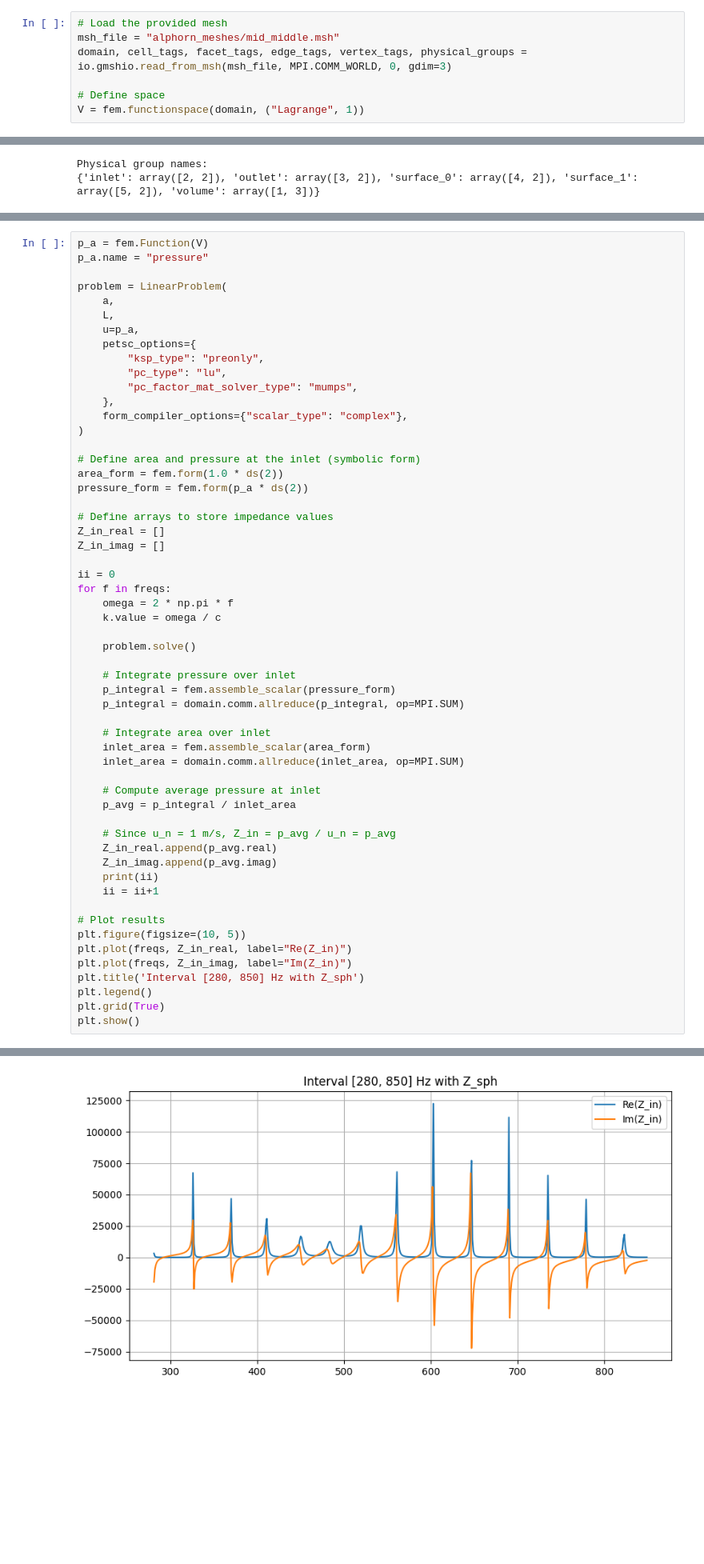
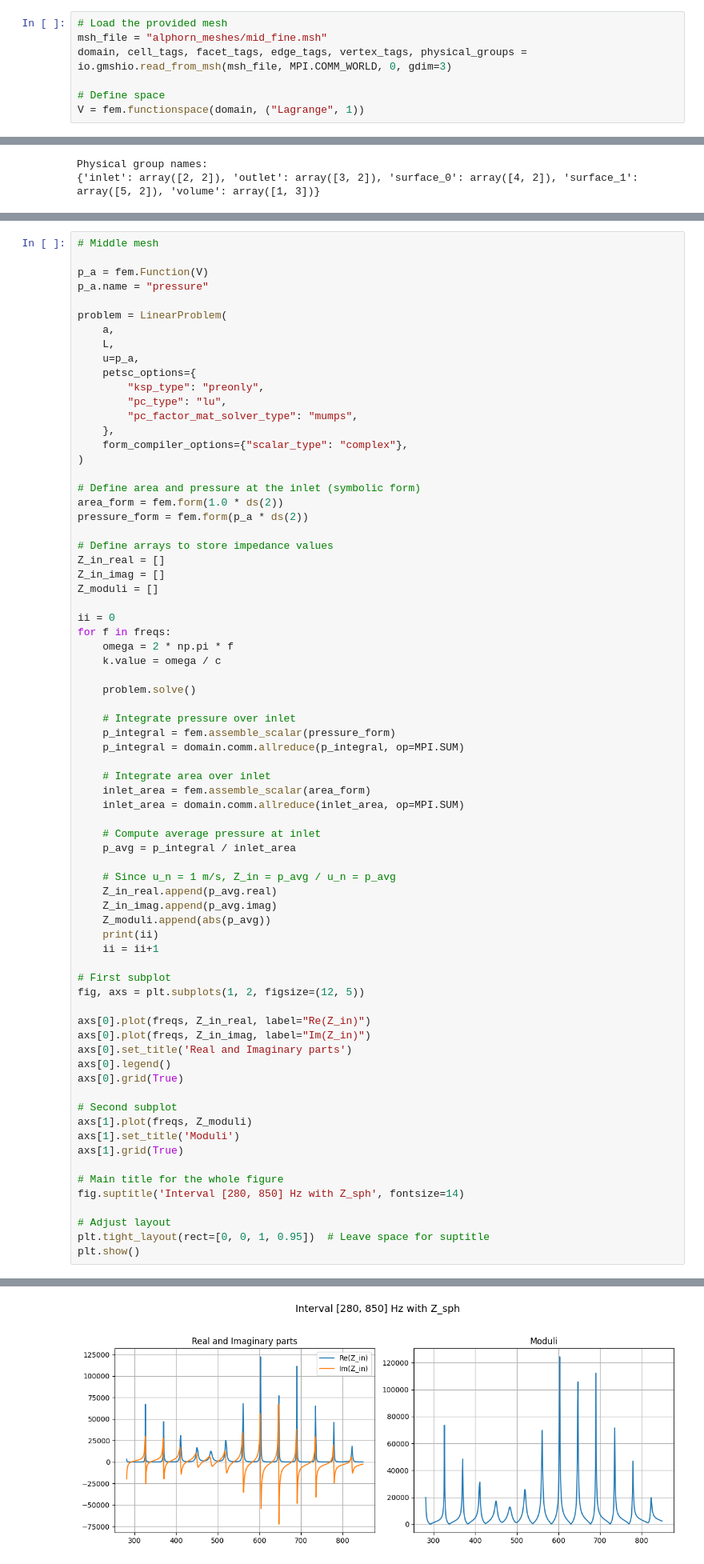
Before and after one commit to LeoBock18/Alphorn_simulation, a Jupyter notebook: helmholtz.ipynb, the cells around one changed output, grey strips where cells are left out. Shown at 80% size. Cells and saved outputs as stored; diff of their text form; blank space fills up the shorter version.

Commit message:
Compute resonance freqs

```diff
--- a/helmholtz.ipynb
+++ b/helmholtz.ipynb
@@ -341,7 +344,7 @@ with io.XDMFFile(MPI.COMM_WORLD, "solution_laplace2.xdmf", "w") as xdmf:
 # HELMHOLTZ ON THE ALPHORN MESH
 # %%
 # Load the provided mesh
-msh_file = "alphorn_meshes/mid_middle.msh"
+msh_file = "alphorn_meshes/mid_fine.msh"
 domain, cell_tags, facet_tags, edge_tags, vertex_tags, physical_groups = io.gmshio.read_from_msh(msh_file, MPI.COMM_WORLD, 0, gdim=3)
 
 # Define space
@@ -422,6 +425,8 @@ else:
 
 L = 1j * c * rho0 * k * ufl.inner(u_n, v) * ds(2)
 # %%
+# Middle mesh
+
 p_a = fem.Function(V)
 p_a.name = "pressure"
 
@@ -444,6 +449,7 @@ pressure_form = fem.form(p_a * ds(2))
 # Define arrays to store impedance values
 Z_in_real = []
 Z_in_imag = []
+Z_moduli = []
 
 ii = 0
 for f in freqs:
@@ -461,38 +467,51 @@ for f in freqs:
     inlet_area = domain.comm.allreduce(inlet_area, op=MPI.SUM)
 
     # Compute average pressure at inlet
     p_avg = p_integral / inlet_area
 
     # Since u_n = 1 m/s, Z_in = p_avg / u_n = p_avg
     Z_in_real.append(p_avg.real)
     Z_in_imag.append(p_avg.imag)
+    Z_moduli.append(abs(p_avg))
     print(ii)
     ii = ii+1
 
-# Plot results
-plt.figure(figsize=(10, 5))
-plt.plot(freqs, Z_in_real, label="Re(Z_in)")
-plt.plot(freqs, Z_in_imag, label="Im(Z_in)")
-plt.title('Interval [280, 850] Hz with Z_sph')
-plt.legend()
-plt.grid(True)
+# First subplot
+fig, axs = plt.subplots(1, 2, figsize=(12, 5))
+
+axs[0].plot(freqs, Z_in_real, label="Re(Z_in)")
+axs[0].plot(freqs, Z_in_imag, label="Im(Z_in)")
+axs[0].set_title('Real and Imaginary parts')
+axs[0].legend()
+axs[0].grid(True)
+
+# Second subplot
+axs[1].plot(freqs, Z_moduli)
+axs[1].set_title('Moduli')
+axs[1].grid(True)
+
+# Main title for the whole figure
+fig.suptitle('Interval [280, 850] Hz with Z_sph', fontsize=14)
+
+# Adjust layout
+plt.tight_layout(rect=[0, 0, 1, 0.95])  # Leave space for suptitle
 plt.show()
 # %% [output]
 0
 1
 2
 3
 4
 5
 6
 7
 8
 9
 10
 11
 ... (553 lines left out)
 565
 566
 567
 568
-[figure, old version]
+[figure, new version]
```
Also changed, not shown: parts of 9 cells of this notebook, 5 other files.
